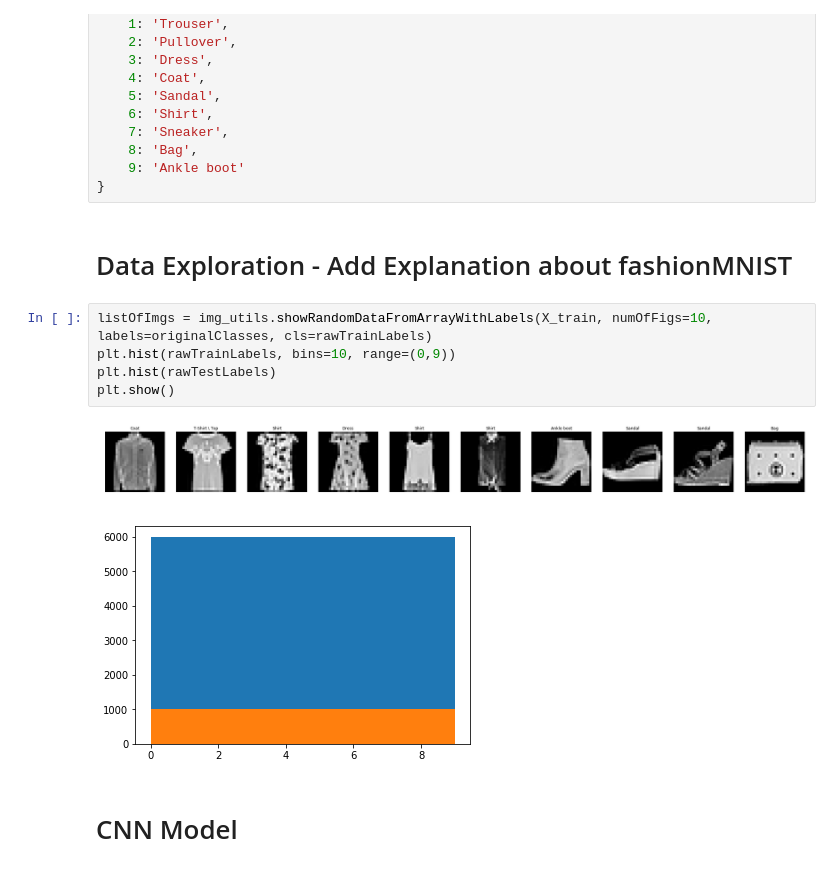
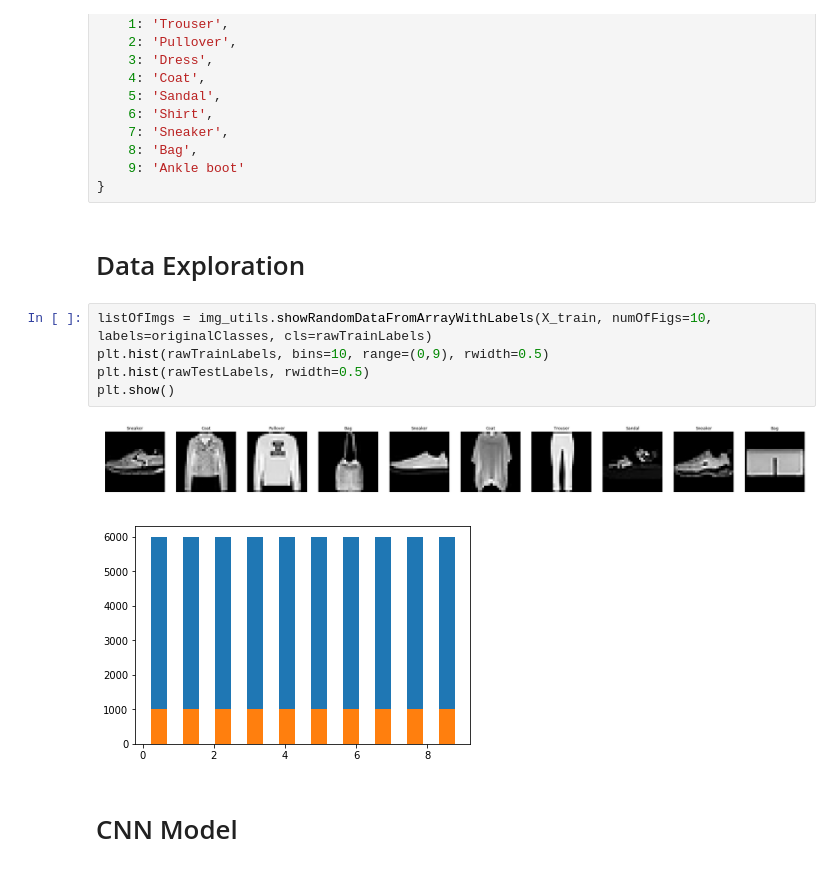
Before and after one commit to Nimrods/DeepLearning-Fashion-MNIST-Projects, a Jupyter notebook: Classification.ipynb, the cells around one changed output. Drawn from its saved outputs; the diff is of its cells as text.

```diff
--- a/Classification.ipynb
+++ b/Classification.ipynb
@@ -75,15 +75,15 @@ originalClasses = {
     9: 'Ankle boot'
 }
 # %% [markdown]
-# Data Exploration - Add Explanation about fashionMNIST
+# Data Exploration
 # %%
 listOfImgs = img_utils.showRandomDataFromArrayWithLabels(X_train, numOfFigs=10, labels=originalClasses, cls=rawTrainLabels)
-plt.hist(rawTrainLabels, bins=10, range=(0,9))
-plt.hist(rawTestLabels)
+plt.hist(rawTrainLabels, bins=10, range=(0,9), rwidth=0.5)
+plt.hist(rawTestLabels, rwidth=0.5)
 plt.show()
 # %% [output]
-[figure, old version]
+[figure, new version]
-[figure, old version]
+[figure, new version]
 # %% [markdown]
 # CNN Model
 # %%
```
Also changed, not shown: parts of 4 cells of this notebook, 1 other file.
